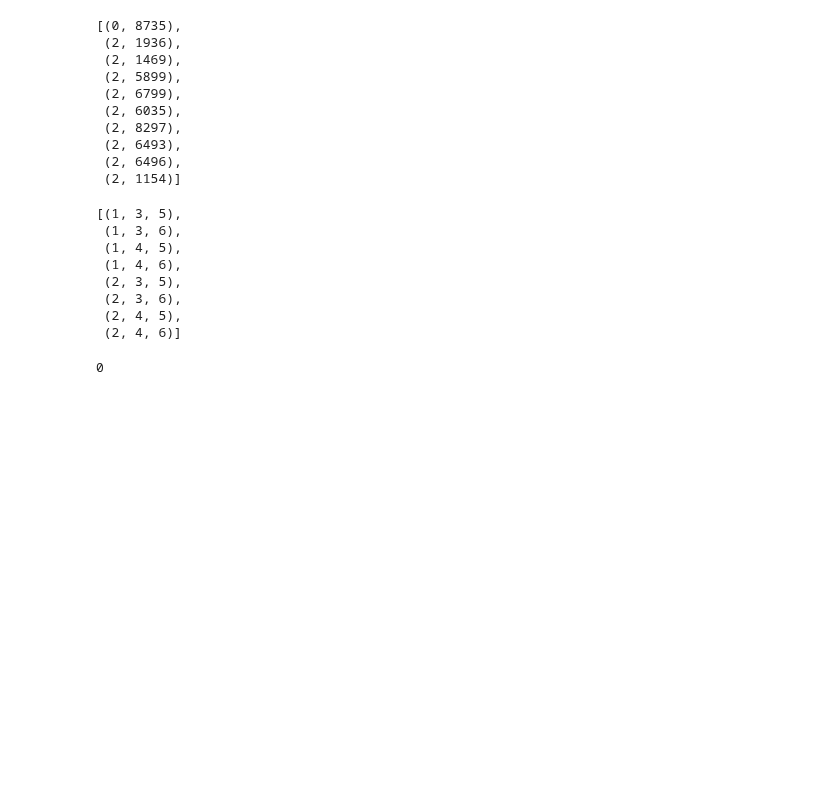
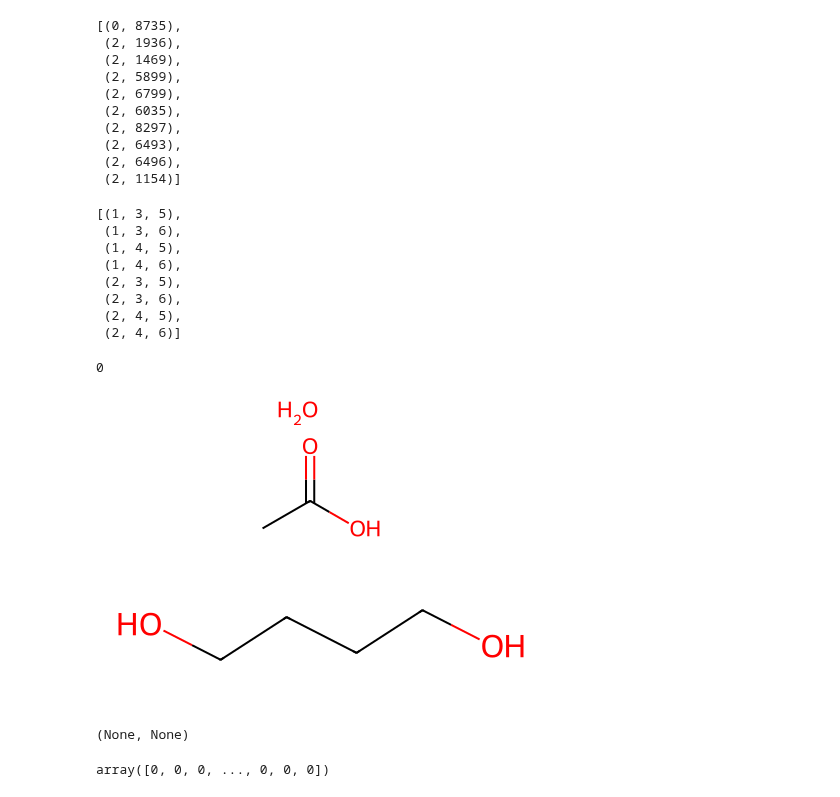
Before and after one commit to stefanpate/krxns, a Jupyter notebook: notebooks/path_structural_variation_analysis.ipynb, the cells around one changed output. Saved outputs shown, nothing was run; the diff lists cells and outputs as text; code cells hidden in the pictures; blank space fills up the shorter version.

```diff
--- a/notebooks/path_structural_variation_analysis.ipynb
+++ b/notebooks/path_structural_variation_analysis.ipynb
@@ -310,0 +316,16 @@ ctr[0]
+# %%
+
+smi1 = "CC(=O)O.O"
+smi2 = "OCCCCO"
+mol1 = Chem.MolFromSmiles(smi1)
+mol2 = Chem.MolFromSmiles(smi2)
+display(mol1), display(mol2)
+# %% [output]
+[figure, added]
+[figure, added]
+(None, None)
+# %%
+mfper = MorganFingerPrinter()
+mfper.fingerprint(mol1)
+# %% [output]
+array([0, 0, 0, ..., 0, 0, 0])
```
Also changed, not shown: parts of 4 cells of this notebook, 2 other files.
